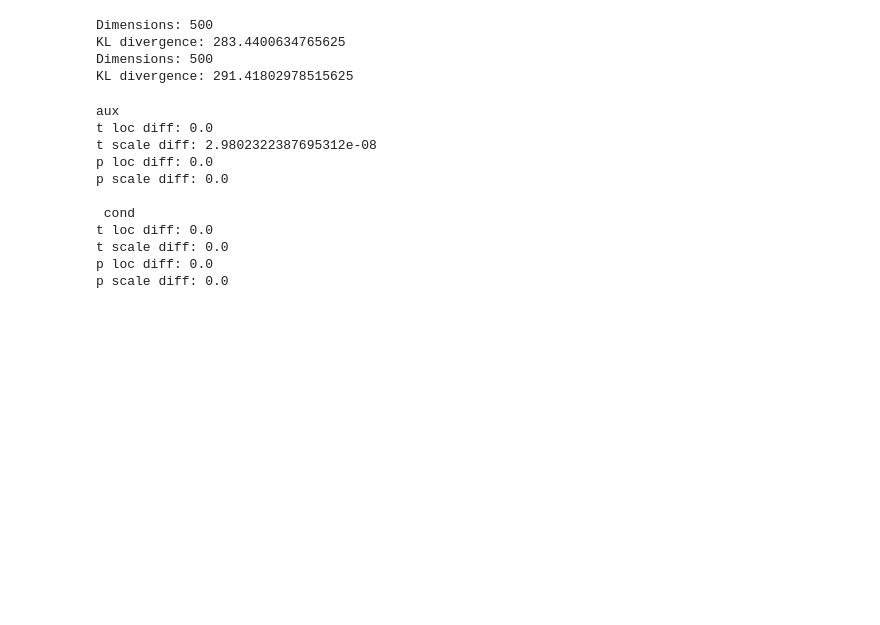
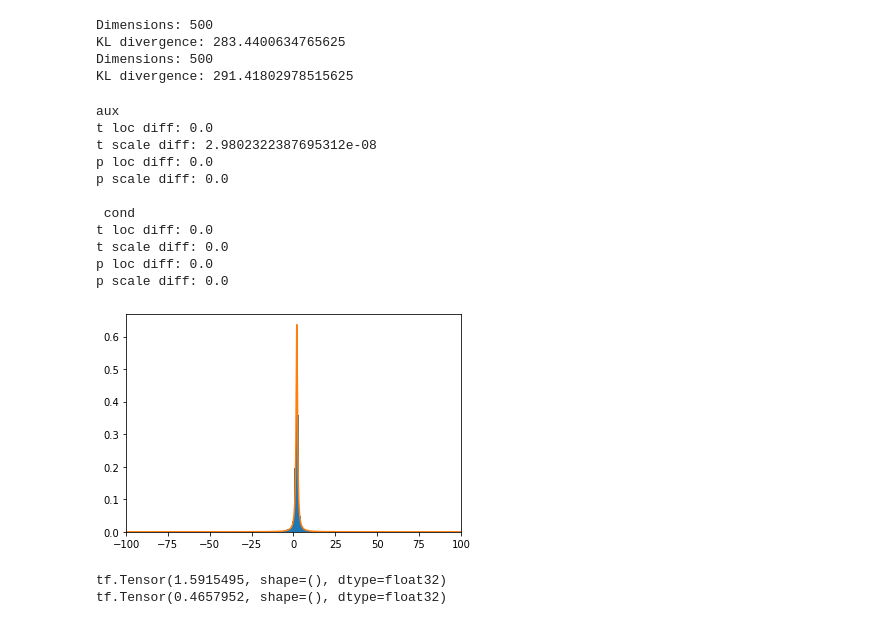
Before and after one commit to gergely-flamich/relative-entropy-coding, a Jupyter notebook: notebooks/scratch.ipynb, the cells around one changed output. Drawn from its saved outputs; the diff is of its cells as text; code cells hidden in the pictures; blank space fills up the shorter version.

```diff
--- a/notebooks/scratch.ipynb
+++ b/notebooks/scratch.ipynb
@@ -305,3 +305,43 @@ p scale diff: 0.0
 # %%
 # aux_ratios = np.array([0.68339353, 0.54674925, 0.46513237, 0.4246385,  0.39013079, 0.37761325])
 aux_ratios = preprocessing_auxiliary_ratios(t_list, p_list, target_kl)
+# %%
+mu = 1.
+nu = 1.
+
+gamma = 0.2
+delta = 0.3
+
+m = mu + nu
+s = gamma + delta
+
+x = tfd.Cauchy(loc=mu, scale=gamma)
+y = tfd.Cauchy(loc=nu, scale=delta)
+
+z = tfd.Cauchy(loc=m, scale=s)
+# %%
+x_plus_y_samp = x.sample(3000) + y.sample(3000)
+
+xs=tf.linspace(-100., 100., 10000)
+
+plt.hist(x_plus_y_samp, bins=1000, density=True)
+plt.plot(xs, z.prob(xs))
+plt.xlim([-100, 100])
+plt.show()
+# %% [output]
+[figure, added]
+# %%
+x_val = 1.
+
+z_samp = z.sample(1000)
+
+l = mu + gamma / (gamma + delta) * (z_samp - m)
+s = np.sqrt(gamma * delta) / (gamma + delta)
+
+guess = tfd.Cauchy(loc=l, scale=s.astype(np.float32))
+
+print(x.prob(x_val))
+print(tf.reduce_mean(guess.prob(x_val)))
+# %% [output]
+tf.Tensor(1.5915495, shape=(), dtype=float32)
+tf.Tensor(0.4657952, shape=(), dtype=float32)
```
Also changed, not shown: parts of 8 cells of this notebook, 4 other files.
